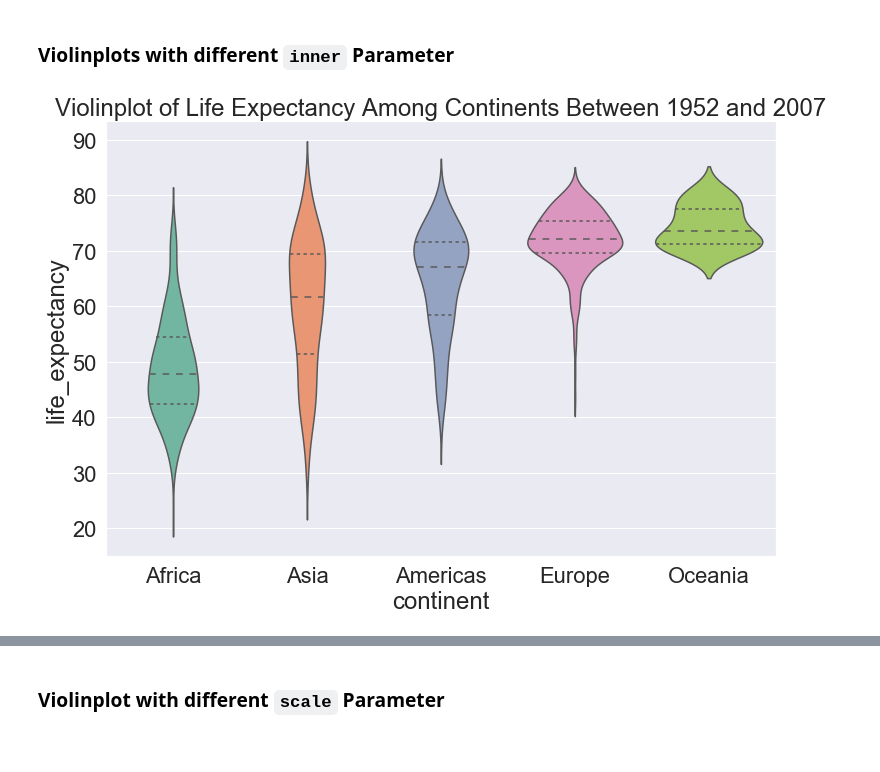
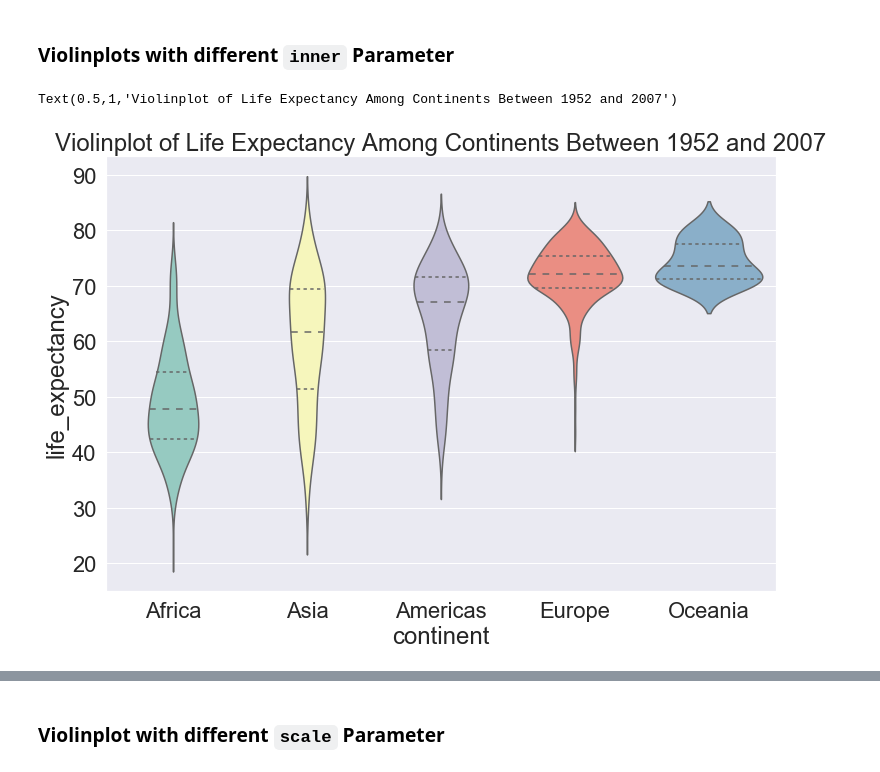
Before and after one commit to cereniyim/Customer-Segmentation-Unsupervised-ML-Model, a Jupyter notebook: Visualization-of-Data-Distributions/life_expectancy_distribution_visualization.ipynb, the cells around one changed output, grey strips where cells are left out. Drawn from its saved outputs; the diff is of its cells as text; code cells hidden in the pictures.

```diff
--- a/Visualization-of-Data-Distributions/life_expectancy_distribution_visualization.ipynb
+++ b/Visualization-of-Data-Distributions/life_expectancy_distribution_visualization.ipynb
@@ -348,18 +359,19 @@ plt.savefig('/home/cereyniyim/PythonProjects/CodeAcademyProjects/violinplot_cat.
 # %%
 # prepare plot
 f, ax = plt.subplots(figsize=(12, 8))
 
 # set the plot
 sns.violinplot(x="continent", y="life_expectancy", data=df,
-               palette="Set2",
+               palette="Set3",
                order=["Africa", "Asia", "Americas", "Europe", "Oceania"],
                inner="quartile")
 
 # save figure and set the title
 plt.title("Violinplot of Life Expectancy Among Continents Between 1952 and 2007")
-plt.savefig('/home/cereyniyim/PythonProjects/CodeAcademyProjects/violinplot_cat2.png')
+# plt.savefig('/home/cereyniyim/PythonProjects/CodeAcademyProjects/violinplot_cat2.png')
 # %% [output]
+Text(0.5,1,'Violinplot of Life Expectancy Among Continents Between 1952 and 2007')
-[figure, old version]
+[figure, new version]
 # %%
 # prepare plot
 f, ax = plt.subplots(figsize=(12, 8))
```
Also changed, not shown: parts of 18 cells of this notebook.
